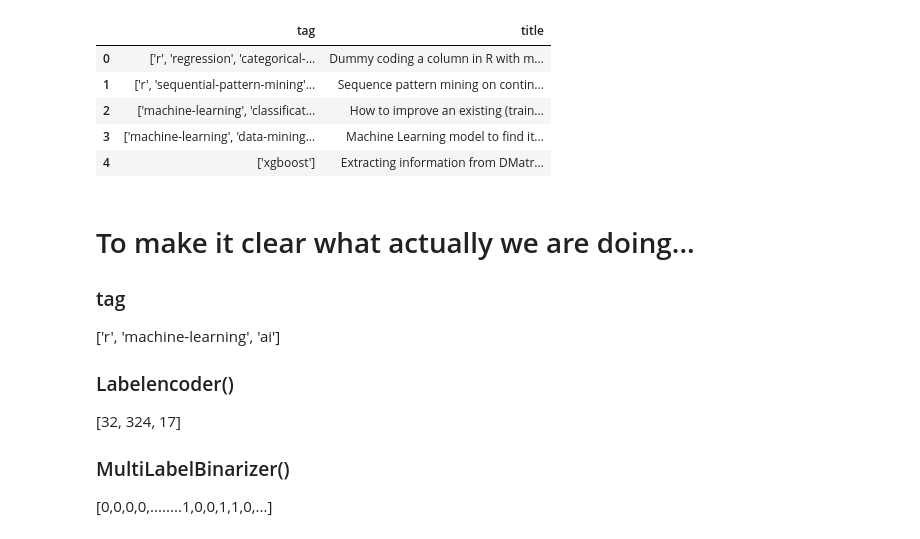
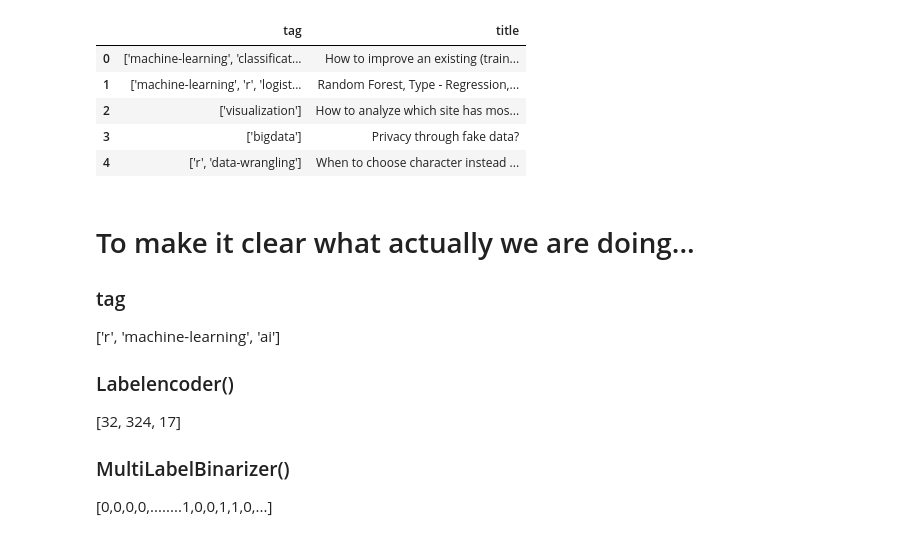
Before and after one commit to pushpendrapratap/Question-Answering-system-, a Jupyter notebook: datascience_model.ipynb, the cells around one changed output. Cells and saved outputs as stored; diff of their text form; code cells hidden in the pictures.

```diff
--- a/datascience_model.ipynb
+++ b/datascience_model.ipynb
@@ -30,12 +28,15 @@ path = 'C:\Users\Pushpendra\Desktop\qa\datascience_datasets.csv'
 # %%
-d_set = pd.read_csv(path,header=None,names=['tag','title'],dtype=object)
+path = './datascience_datasets_for_doc_similarity.csv'
+
+d_set = pd.read_csv(path, header=None, names=['tag', 'title', 'answers'])
+d_set.drop(['answers'], axis=1, inplace=True)
+
+d_set.head()
+# %% [output]
+|  | tag | title |
+| 0 | ['machine-learning', 'classificat... | How to improve an existing (train... |
+| 1 | ['machine-learning', 'r', 'logist... | Random Forest, Type - Regression,... |
+| 2 | ['visualization'] | How to analyze which site has mos... |
+| 3 | ['bigdata'] | Privacy through fake data? |
+| 4 | ['r', 'data-wrangling'] | When to choose character instead ... |
-# %%
-d_set.head()
-# %% [output]
-|  | tag | title |
-| 0 | ['r', 'regression', 'categorical-... | Dummy coding a column in R with m... |
-| 1 | ['r', 'sequential-pattern-mining'... | Sequence pattern mining on contin... |
-| 2 | ['machine-learning', 'classificat... | How to improve an existing (train... |
-| 3 | ['machine-learning', 'data-mining... | Machine Learning model to find it... |
-| 4 | ['xgboost'] | Extracting information from DMatr... |
 # %%
```
Also changed, not shown: parts of 51 cells of this notebook, 2 other files.
